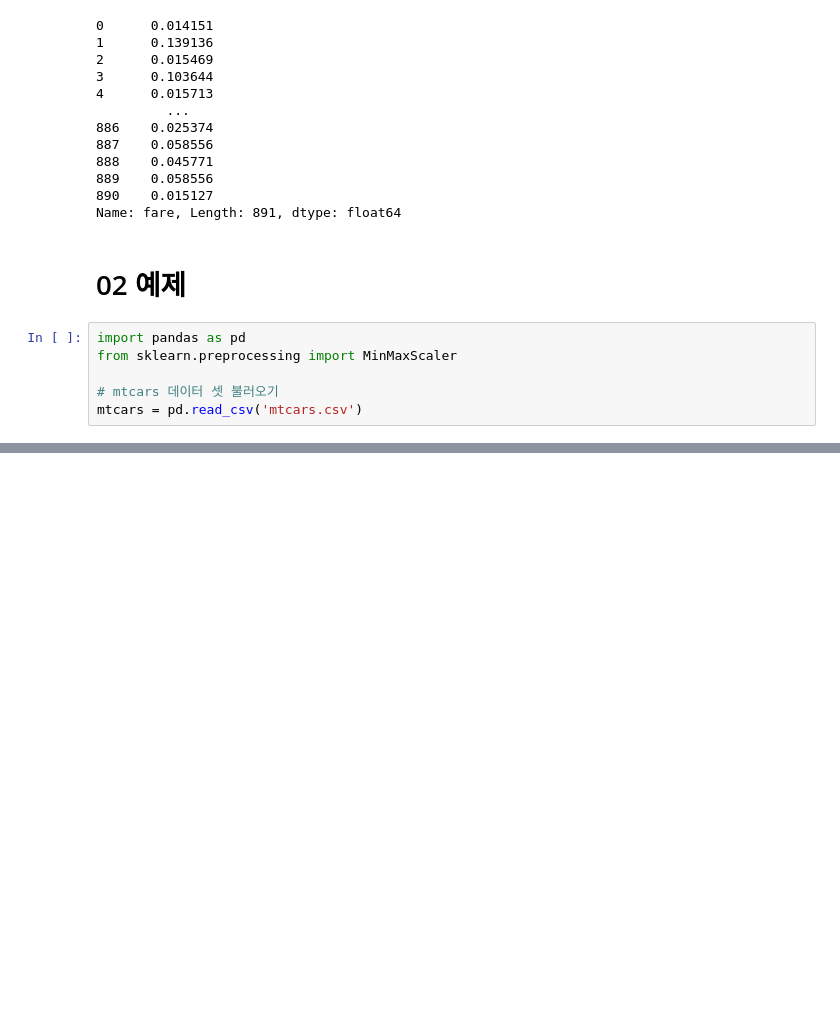
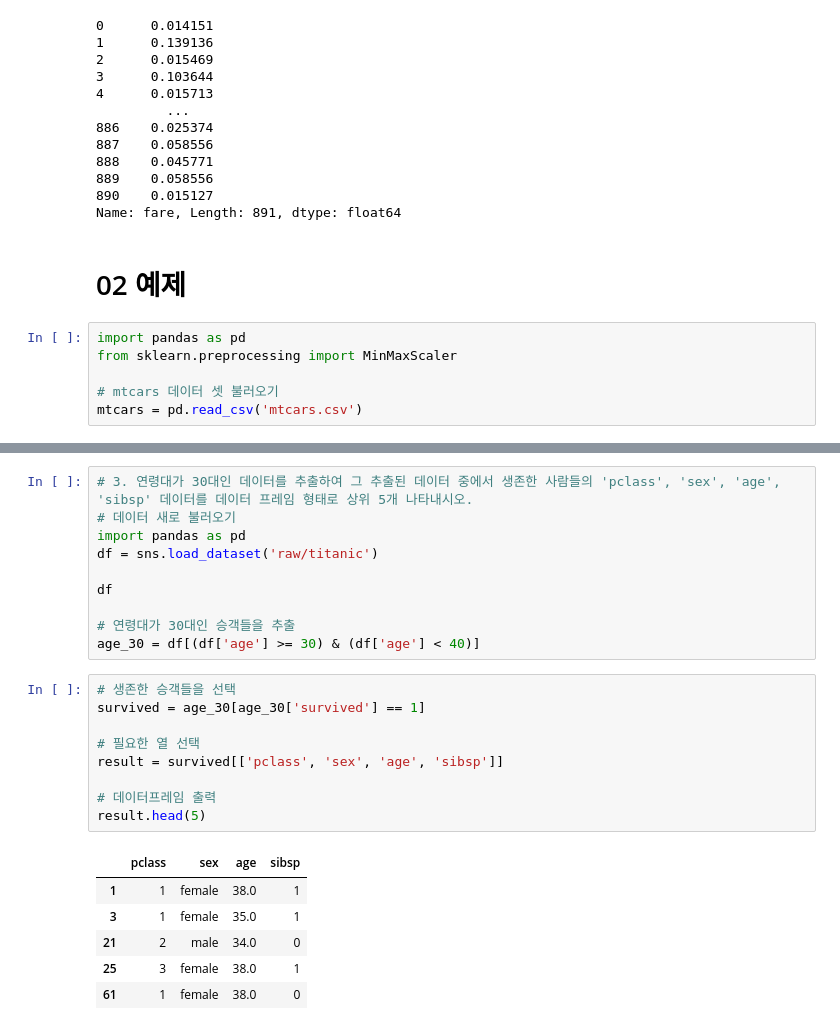
Before and after one commit to joo9810/Study, a Jupyter notebook: 빅데이터분석기사/part2/1유형/CHAPTER01.ipynb, the cells around one changed output, grey strips where cells are left out. Drawn from its saved outputs; the diff is of its cells as text; blank space fills up the shorter version.

```diff
--- a/빅데이터분석기사/part2/1유형/CHAPTER01.ipynb
+++ b/빅데이터분석기사/part2/1유형/CHAPTER01.ipynb
@@ -387,0 +561,26 @@ mtcars = pd.read_csv('mtcars.csv')
+# %%
+# 3. 연령대가 30대인 데이터를 추출하여 그 추출된 데이터 중에서 생존한 사람들의 'pclass', 'sex', 'age', 'sibsp' 데이터를 데이터 프레임 형태로 상위 5개 나타내시오.
+# 데이터 새로 불러오기
+import pandas as pd
+df = sns.load_dataset('raw/titanic')
+
+df
+
+# 연령대가 30대인 승객들을 추출
+age_30 = df[(df['age'] >= 30) & (df['age'] < 40)]
+# %%
+# 생존한 승객들을 선택
+survived = age_30[age_30['survived'] == 1]
+
+# 필요한 열 선택
+result = survived[['pclass', 'sex', 'age', 'sibsp']]
+
+# 데이터프레임 출력
+result.head(5)
+# %% [output]
+|  | pclass | sex | age | sibsp |
+| 1 | 1 | female | 38.0 | 1 |
+| 3 | 1 | female | 35.0 | 1 |
+| 21 | 2 | male | 34.0 | 0 |
+| 25 | 3 | female | 38.0 | 1 |
+| 61 | 1 | female | 38.0 | 0 |
```
Also changed, not shown: parts of 12 cells of this notebook.
